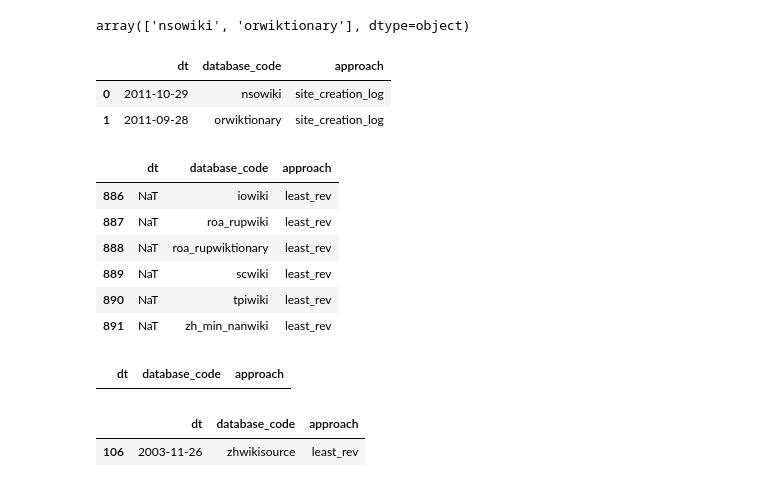
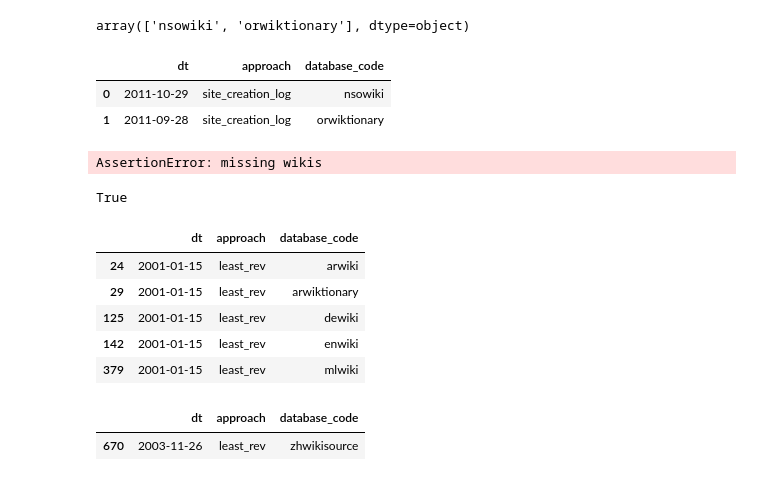
Before and after one commit to kcvelaga/wikidb_start_end, a Jupyter notebook: creation.ipynb, the cells around one changed output. Cells and saved outputs as stored; diff of their text form; code cells hidden in the pictures.

Commit message:
finalize creation

```diff
--- a/creation.ipynb
+++ b/creation.ipynb
@@ -112,7 +112,7 @@ incubator_pre2012_logs = pd.read_csv('incubator_logs/incubator_site_creation_log
 non_incubator_creations = pre2012.query("""domain_name != @incubator_pre2012_logs.domain_name.values.tolist()""")
 # %%
 # query to fetch the least available rev timestamp between the revision and the archive table
-least_rev_timestamp_query = """
+pre2006_query = """
 WITH least_rev_dt
      AS (SELECT rev_timestamp AS dt,
                 'least_rev'   AS approach
@@ -166,11 +166,11 @@ SELECT DATE (dt) AS dt,
 # %%
 warnings.filterwarnings('ignore')
 
-least_rev_dt = mariadb.run(least_rev_timestamp_query, non_incubator_creations['database_code'].values.tolist())
-least_rev_dt['database_code'] = non_incubator_creations['database_code'].values.tolist()
-least_rev_dt['dt'] = pd.to_datetime(least_rev_dt['dt'], yearfirst=True, errors='coerce')
-least_rev_dt['dt'] = least_rev_dt['dt'].apply(lambda x:x.date())
-least_rev_dt.head()
+pre2006 = mariadb.run(pre2006_query, non_incubator_creations['database_code'].values.tolist())
+pre2006['database_code'] = non_incubator_creations['database_code'].values.tolist()
+pre2006['dt'] = pd.to_datetime(pre2006['dt'], yearfirst=True, errors='coerce')
+pre2006['dt'] = pre2006['dt'].apply(lambda x:x.date())
+pre2006.head()
 # %% [output]
 |  | dt | approach | database_code |
 | 0 | 2004-02-24 | min_ar_rev_dt | aawiki |
@@ -273,7 +273,7 @@ post2013.head()
 ### consolidating all the sources
 # %%
 sources = {
-    'least_rev': least_rev_dt,
+    'pre2006': pre2006,
     'site_creation_log': incubator_200610_logs,
     'mail_notification': creation_dt_201012,
     'git_db_creation': post2013
@@ -282,7 +282,8 @@ sources = {
 creation_dts = pd.DataFrame()
 
 for approach, df in sources.items():
-    df['approach'] = approach
+    if approach != 'pre2006':
+        df['approach'] = approach
     creation_dts = pd.concat([creation_dts, df])
 
 creation_dts = creation_dts.query("""database_code == @public_content_wikis.database_code.values.tolist()""")
@@ -300,11 +313,11 @@ public_content_wikis.query("""database_code != @creation_dts.database_code.value
 array(['nsowiki', 'orwiktionary'], dtype=object)
 # %%
 # from https://incubator.wikimedia.org/wiki/Incubator:Site_creation_log#2010
-missing_dbs = pd.DataFrame([[datetime(2011, 10, 29), 'nsowiki', 'site_creation_log'],
-                            [datetime(2011, 9, 28), 'orwiktionary', 'site_creation_log']],
+missing_dbs = pd.DataFrame([[datetime(2011, 10, 29), 'site_creation_log', 'nsowiki'],
+                            [datetime(2011, 9, 28), 'site_creation_log', 'orwiktionary']],
                            columns = creation_dts.columns.tolist())
 missing_dbs
 # %% [output]
-|  | dt | database_code | approach |
-| 0 | 2011-10-29 | nsowiki | site_creation_log |
-| 1 | 2011-09-28 | orwiktionary | site_creation_log |
+|  | dt | approach | database_code |
+| 0 | 2011-10-29 | site_creation_log | nsowiki |
+| 1 | 2011-09-28 | site_creation_log | orwiktionary |
@@ -311,25 +326,26 @@ missing_dbs
 # %%
 creation_dts = pd.concat([creation_dts, missing_dbs]).sort_values('dt', ignore_index=True)
 # %%
-assert public_content_wikis.query("""database_code != @creation_dts.database_code.values.tolist()""").shape[0] == 0
+assert public_content_wikis.query("""database_code != @creation_dts.database_code.values.tolist()""").shape[0] == 0, 'missing wikis'
+# %% [output]
+AssertionError: missing wikis
 # %%
-creation_dts[creation_dts.dt.isna()]
+assert creation_dts[creation_dts.dt.isna()].shape[0] == 0
 # %% [output]
-|  | dt | database_code | approach |
-| 886 | NaT | iowiki | least_rev |
-| 887 | NaT | roa_rupwiki | least_rev |
-| 888 | NaT | roa_rupwiktionary | least_rev |
-| 889 | NaT | scwiki | least_rev |
-| 890 | NaT | tpiwiki | least_rev |
-| 891 | NaT | zh_min_nanwiki | least_rev |
+True
 # %%
 creation_dts['dt'] = pd.to_datetime(creation_dts['dt'], yearfirst=True)
 # %%
 creation_dts.query("""dt <= @datetime(2001, 1, 15)""")
 # %% [output]
-|  | dt | database_code | approach |
+|  | dt | approach | database_code |
+| 24 | 2001-01-15 | least_rev | arwiki |
+| 29 | 2001-01-15 | least_rev | arwiktionary |
+| 125 | 2001-01-15 | least_rev | dewiki |
+| 142 | 2001-01-15 | least_rev | enwiki |
+| 379 | 2001-01-15 | least_rev | mlwiki |
 # %%
 creation_dts.query("""database_code == 'zhwikisource'""")
 # %% [output]
-|  | dt | database_code | approach |
-| 106 | 2003-11-26 | zhwikisource | least_rev |
+|  | dt | approach | database_code |
+| 670 | 2003-11-26 | least_rev | zhwikisource |
```
Also changed, not shown: parts of 4 cells of this notebook.
